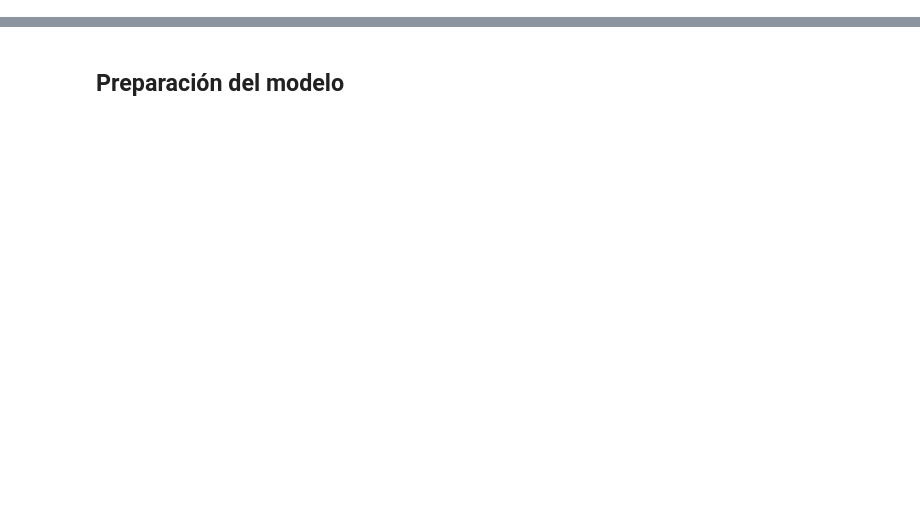
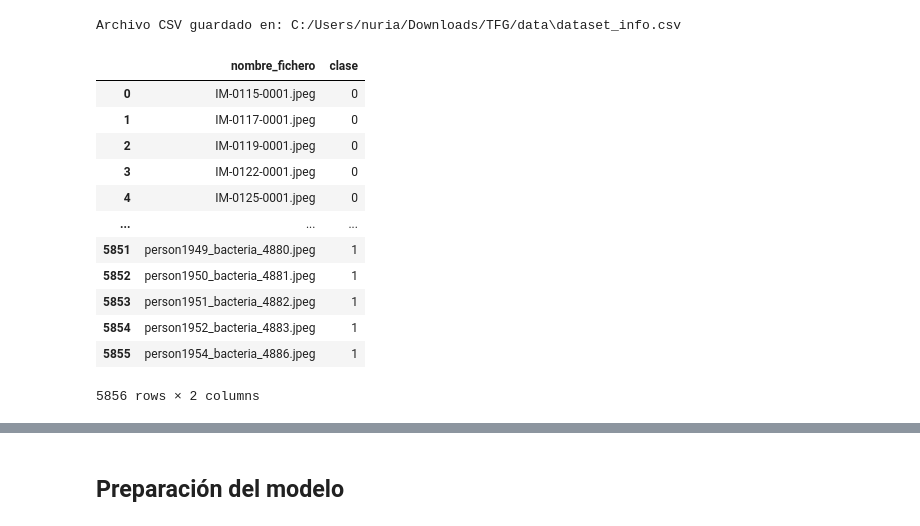
Before and after one commit to NuriaMartinez/TFG-Numonia-RedesNeuronales, a Jupyter notebook: codigo/redes neuronales - neumonia.ipynb, the cells around one changed output, grey strips where cells are left out. Cells and saved outputs as stored; diff of their text form; code cells hidden in the pictures; blank space fills up the shorter version.

```diff
--- a/codigo/redes neuronales - neumonia.ipynb
+++ b/codigo/redes neuronales - neumonia.ipynb
@@ -0,0 +20,53 @@
+# %%
+'''
+Se crea un csv con dos columnas nombres_ficheros y clases. En la columna nombres_ficheros debe aparecer el nombre de TODAS
+las imágenes que existen dentro de cada subcarpeta y en la columna clases debe aparecer 0 o 1 en función si se trata de una imágenes
+de una de las carpetas de NORMAL o PNEUMONIA respectivamente
+'''
+import os
+import pandas as pd
+
+# ruta donde se encuentra el dataset con la distribución inicial descargada de internet
+directorio_padre='C:/Users/nuria/Downloads/TFG/data'
+
+# Listas para almacenar los nombres de las imágenes y las clases (0 o 1 en función de si es normal o neumonía respectivamente)
+nombres_ficheros = []
+clases = []
+
+# Recorremos las carpetas de train, test y val
+for subcarpeta in ['train', 'test', 'val']:
+    ruta_subcarpeta = os.path.join(directorio_padre, subcarpeta)
+    for clase in ['NORMAL', 'PNEUMONIA']:
+        ruta_clase = os.path.join(ruta_subcarpeta, clase)
+        for nombre_fichero in os.listdir(ruta_clase):
+            #CREO QUE LA SIGUIENTE LINEA NO HACE FALTA
+            #if nombre_fichero.endswith(('.png', '.jpg', '.jpeg')):  # Puedes ajustar esto a tus extensiones de imagen
+            nombres_ficheros.append(nombre_fichero)
+            clases.append(0 if clase == 'NORMAL' else 1)
+
+# Se crea el DataFrame con los datos
+df_todas = pd.DataFrame({'nombre_fichero': nombres_ficheros,'clase': clases})
+
+# Se guarda el DataFrame en un archivo CSV
+ruta_csv = os.path.join(directorio_padre, 'dataset_info.csv')
+df_todas.to_csv(ruta_csv, index=False)
+
+print(f'Archivo CSV guardado en: {ruta_csv}')
+# %% [output]
+Archivo CSV guardado en: C:/Users/nuria/Downloads/TFG/data\dataset_info.csv
+# %%
+df_todas
+# %% [output]
+|  | nombre_fichero | clase |
+| 0 | IM-0115-0001.jpeg | 0 |
+| 1 | IM-0117-0001.jpeg | 0 |
+| 2 | IM-0119-0001.jpeg | 0 |
+| 3 | IM-0122-0001.jpeg | 0 |
+| 4 | IM-0125-0001.jpeg | 0 |
+| ... | ... | ... |
+| 5851 | person1949_bacteria_4880.jpeg | 1 |
+| 5852 | person1950_bacteria_4881.jpeg | 1 |
+| 5853 | person1951_bacteria_4882.jpeg | 1 |
+| 5854 | person1952_bacteria_4883.jpeg | 1 |
+| 5855 | person1954_bacteria_4886.jpeg | 1 |
+5856 rows × 2 columns
```
Also changed, not shown: parts of 86 cells of this notebook, 3 other files.
